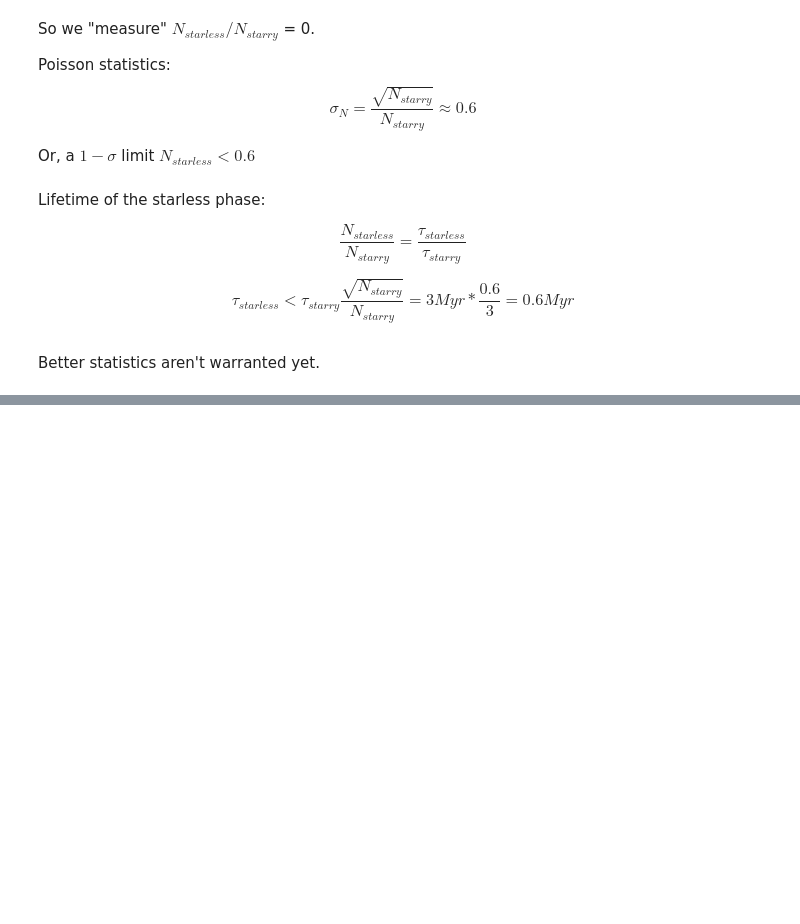
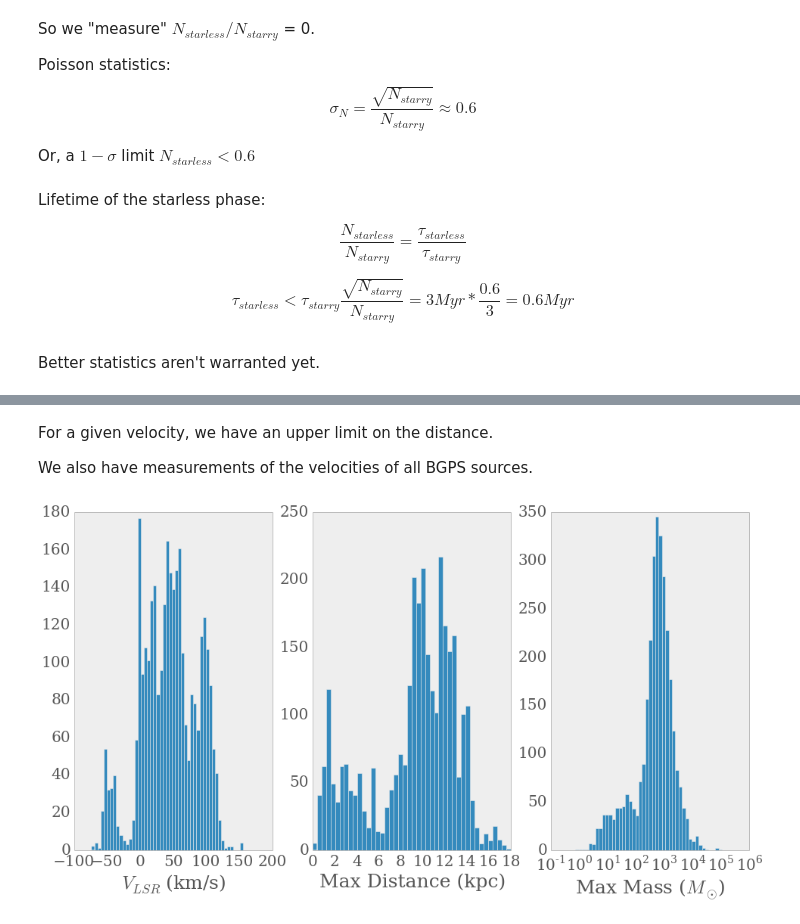
Before and after one commit to keflavich/protoclusterslides, a Jupyter notebook: ModelOfClusterFormation.ipynb, the cells around one changed output, grey strips where cells are left out. Drawn from its saved outputs; the diff is of its cells as text; code cells hidden in the pictures; blank space fills up the shorter version.

```diff
--- a/ModelOfClusterFormation.ipynb
+++ b/ModelOfClusterFormation.ipynb
@@ -184,0 +220,4 @@ Better statistics aren't warranted yet.
+# %% [markdown]
+For a given velocity, we have an upper limit on the distance.
+
+We also have measurements of the velocities of all BGPS sources.
@@ -184,0 +227,34 @@ Better statistics aren't warranted yet.
+# %%
+import astropy.table
+import astropy.coordinates
+from astropy import units as u
+T = astropy.table.Table.read('BGPS_vlsr.cat',format='ascii')
+v = T['col7']
+fk5 = astropy.coordinates.ICRS(T['col2']*u.deg, T['col3']*u.deg)
+lon,lat = fk5.galactic.l.to(u.deg).value, fk5.galactic.b.to(u.deg).value
+mask = (v<999)
+v = v[mask]
+lon = lon[mask]
+lat = lat[mask]
+dmax = agpy.vector_kdist(lon,lat,v,near=False,silent=True)
+bgps = astropy.table.Table.read('bolocam_gps_v1_0_1.tbl',format='ascii.ipac')
+f40 = np.array([bgps['flux_40'][bgps['cnum'] == x] for x in T['col1'][mask]]).squeeze()
+# Use standard conversion factors assuming T=20K, 1.5x beam correction & 1.5x flux correction, kappa = 0.0114 cm^2/g
+mmax = 14.01 * f40 * 2.25 * (dmax/1e3)**2
+# %%
+figure(figsize=(16,8))
+ax1 = subplot(1,3,1)
+h,l,p = hist(v,bins=np.linspace(v.min(),v.max(),50))
+ax2 = subplot(1,3,2)
+h,l,p = hist(dmax/1e3,bins=np.linspace(0,20,50))
+ax3 = subplot(1,3,3)
+h,l,p = hist(mmax,bins=np.logspace(-0.25,5.5,50))
+ax3.set_xscale('log')
+for ax in ax1,ax2,ax3:
+    ax.tick_params(axis='both', which='major', labelsize=20)
+ax1.set_xlabel("$V_{LSR}$ (km/s)",fontsize=25)
+ax2.set_xlabel("Max Distance (kpc)",fontsize=25)
+ax3.set_xlabel("Max Mass ($M_{\odot}$)",fontsize=25)
+savefig("velocity_maxdist_maxmass.pdf",bbox_inches='tight')
+# %% [output]
+[figure, added]
```
Also changed, not shown: parts of 14 cells of this notebook, 1 other file.
